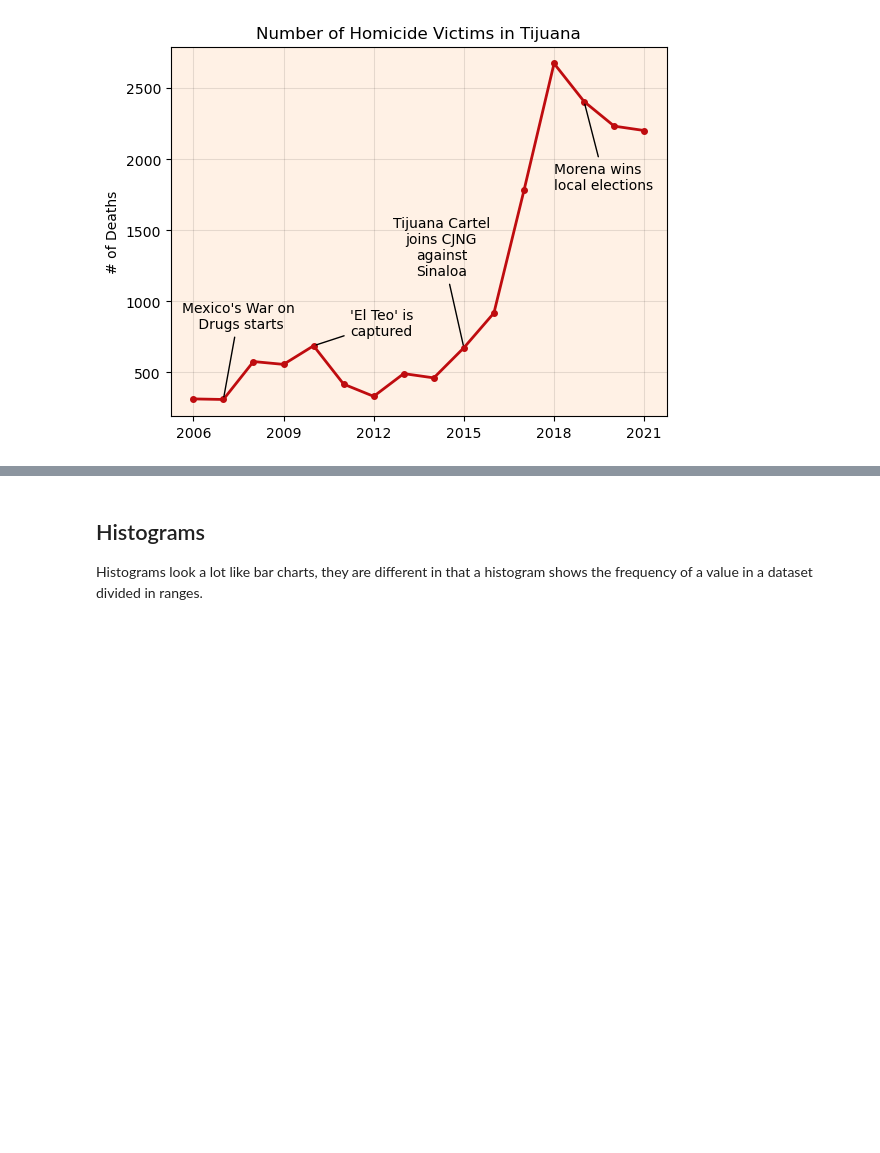
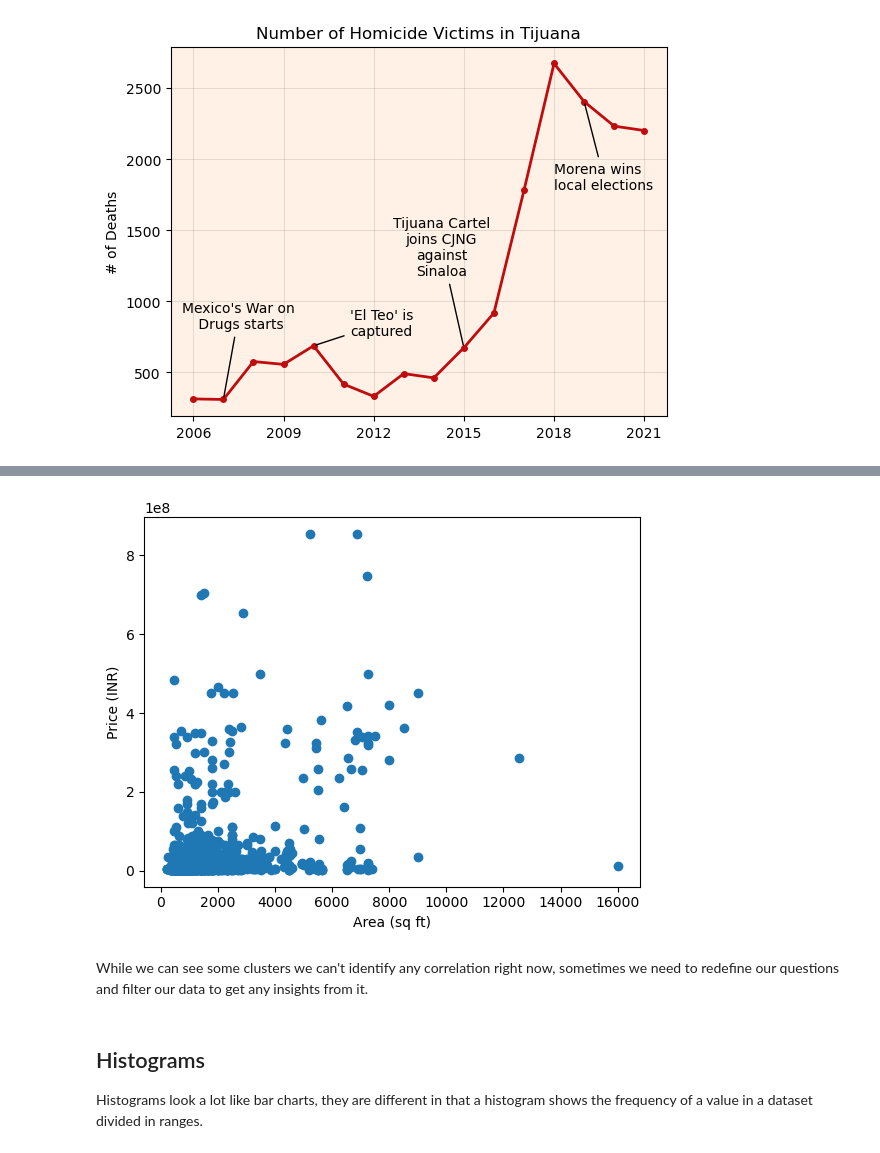
Before and after one commit to puentejose/bertelsmann-data-track, a Jupyter notebook: spreadsheets_4_data_visualization.ipynb, the cells around one changed output, grey strips where cells are left out. Saved outputs shown, nothing was run; the diff lists cells and outputs as text; code cells hidden in the pictures; blank space fills up the shorter version.

Commit message:
spreadsheets_4_data_visualization.ipynb scatter plot

```diff
--- a/spreadsheets_4_data_visualization.ipynb
+++ b/spreadsheets_4_data_visualization.ipynb
@@ -156,0 +163,3 @@ plt.show()
+# %%
+de = pd.read_csv('datasets/delhi.csv')
+de.head()
@@ -157,3 +174,12 @@ plt.show()
+# %%
+plt.scatter(de['Area'], de['Price'])
+plt.ylabel('Price (INR)')
+plt.xlabel('Area (sq ft)')
+plt.show()
+# %% [output]
+[figure, added]
+# %% [markdown]
+While we can see some clusters we can't identify any correlation right now, sometimes we need to redefine our questions and filter our data to get any insights from it.
 # %% [markdown]
 ## Histograms
 
```
Also changed, not shown: parts of 3 cells of this notebook.
